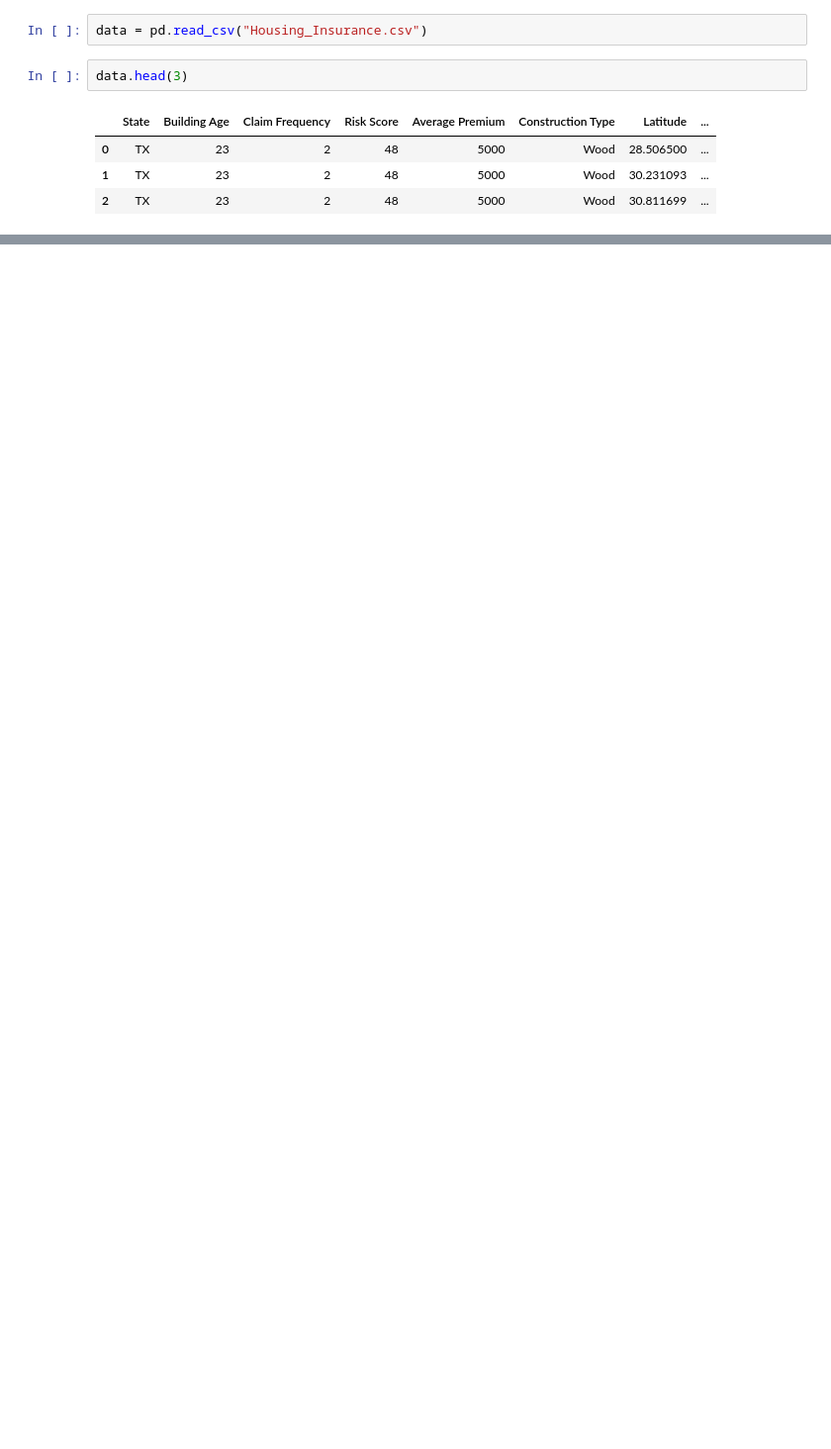
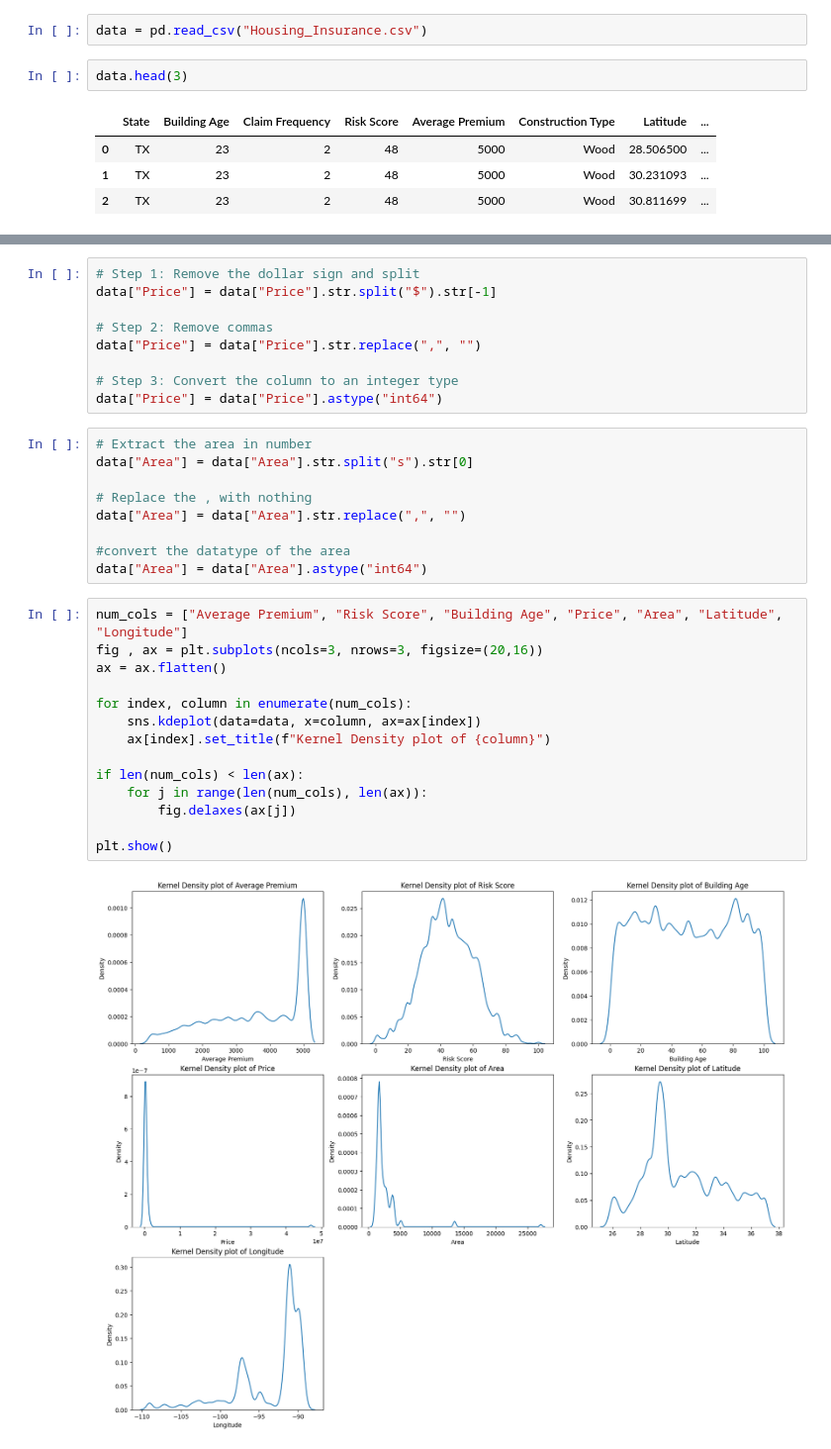
Before and after one commit to Lazygeniusbilal/Exploratory-Data-Analysis-Insurance-, a Jupyter notebook: Exploratory_data_analysis.ipynb, the cells around one changed output, grey strips where cells are left out. Shown at 99% size. Cells and saved outputs as stored; diff of their text form; blank space fills up the shorter version.

```diff
--- a/Exploratory_data_analysis.ipynb
+++ b/Exploratory_data_analysis.ipynb
@@ -47,0 +69,34 @@ data["Average Premium"].value_counts().plot(kind="hist")
+# %%
+# Step 1: Remove the dollar sign and split
+data["Price"] = data["Price"].str.split("$").str[-1]
+
+# Step 2: Remove commas
+data["Price"] = data["Price"].str.replace(",", "")
+
+# Step 3: Convert the column to an integer type
+data["Price"] = data["Price"].astype("int64")
+# %%
+# Extract the area in number
+data["Area"] = data["Area"].str.split("s").str[0]
+
+# Replace the , with nothing
+data["Area"] = data["Area"].str.replace(",", "")
+
+#convert the datatype of the area
+data["Area"] = data["Area"].astype("int64")
+# %%
+num_cols = ["Average Premium", "Risk Score", "Building Age", "Price", "Area", "Latitude", "Longitude"]
+fig , ax = plt.subplots(ncols=3, nrows=3, figsize=(20,16))
+ax = ax.flatten()
+
+for index, column in enumerate(num_cols):
+    sns.kdeplot(data=data, x=column, ax=ax[index])
+    ax[index].set_title(f"Kernel Density plot of {column}")
+
+if len(num_cols) < len(ax):
+    for j in range(len(num_cols), len(ax)):
+        fig.delaxes(ax[j])
+
+plt.show()
+# %% [output]
+[figure, added]
```
Also changed, not shown: parts of 40 cells of this notebook.
